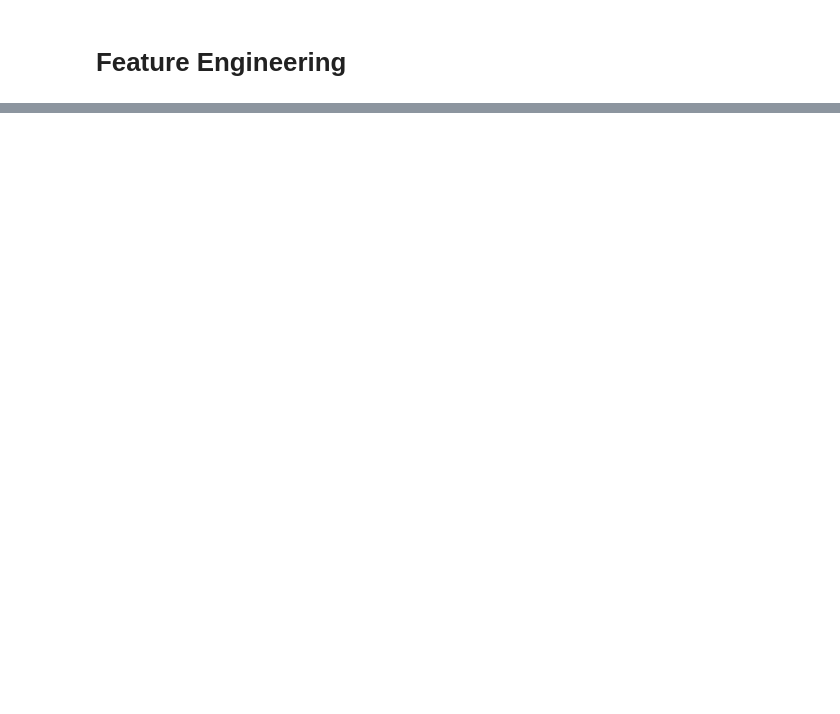
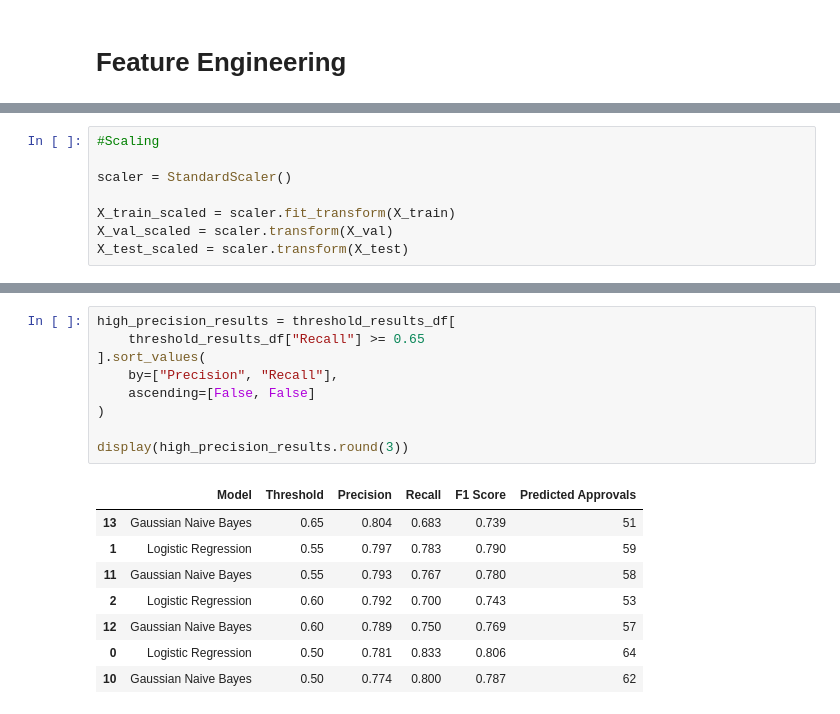
Before and after one commit to BhushanSah/CreditWise-Loan-System, a Jupyter notebook: CreditWise.ipynb, the cells around one changed output, grey strips where cells are left out. Drawn from its saved outputs; the diff is of its cells as text; blank space fills up the shorter version.

```diff
--- a/CreditWise.ipynb
+++ b/CreditWise.ipynb
@@ -323,3 +361,11 @@ X_test_scaled=scaler.transform(X_test)
+# %%
+#Scaling
+
+scaler = StandardScaler()
+
+X_train_scaled = scaler.fit_transform(X_train)
+X_val_scaled = scaler.transform(X_val)
+X_test_scaled = scaler.transform(X_test)
 # %%
 #Logistic Regression
 
@@ -373,0 +553,18 @@ CM: [[129  10]
+# %%
+high_precision_results = threshold_results_df[
+    threshold_results_df["Recall"] >= 0.65
+].sort_values(
+    by=["Precision", "Recall"],
+    ascending=[False, False]
+)
+
+display(high_precision_results.round(3))
+# %% [output]
+|  | Model | Threshold | Precision | Recall | F1 Score | Predicted Approvals |
+| 13 | Gaussian Naive Bayes | 0.65 | 0.804 | 0.683 | 0.739 | 51 |
+| 1 | Logistic Regression | 0.55 | 0.797 | 0.783 | 0.790 | 59 |
+| 11 | Gaussian Naive Bayes | 0.55 | 0.793 | 0.767 | 0.780 | 58 |
+| 2 | Logistic Regression | 0.60 | 0.792 | 0.700 | 0.743 | 53 |
+| 12 | Gaussian Naive Bayes | 0.60 | 0.789 | 0.750 | 0.769 | 57 |
+| 0 | Logistic Regression | 0.50 | 0.781 | 0.833 | 0.806 | 64 |
+| 10 | Gaussian Naive Bayes | 0.50 | 0.774 | 0.800 | 0.787 | 62 |
```
Also changed, not shown: parts of 18 cells of this notebook.
